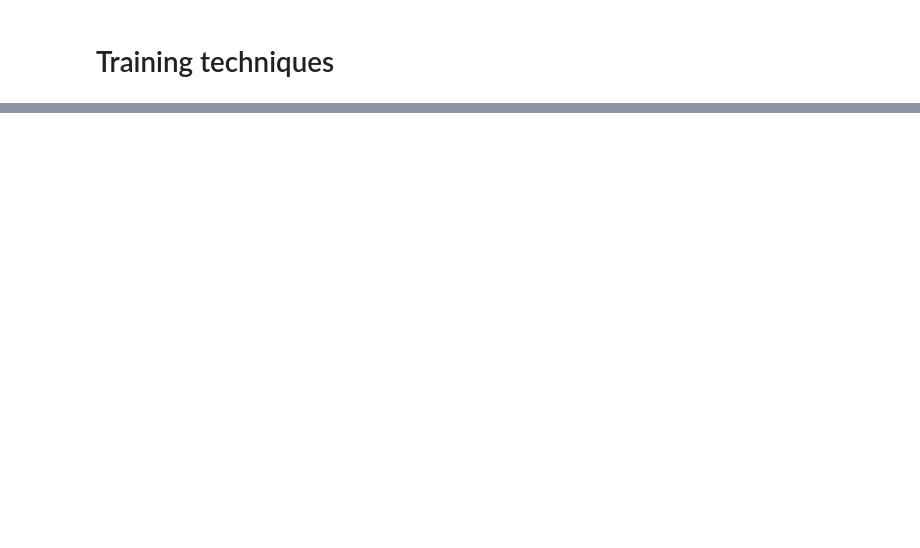
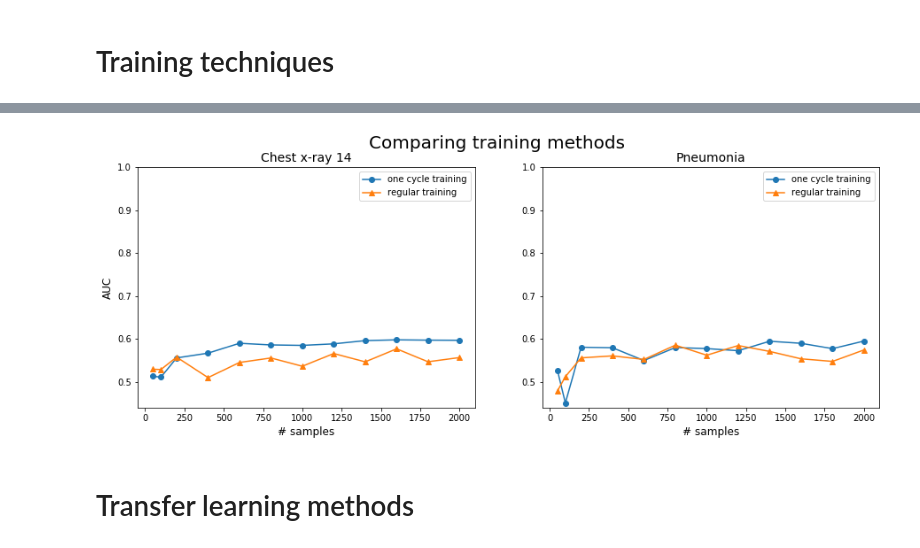
Before and after one commit to r0mer0m/DL-Medical-Images, a Jupyter notebook: plots/plots paper.ipynb, the cells around one changed output, grey strips where cells are left out. Cells and saved outputs as stored; diff of their text form; code cells hidden in the pictures; blank space fills up the shorter version.

```diff
--- a/plots/plots paper.ipynb
+++ b/plots/plots paper.ipynb
@@ -72,0 +73,37 @@ plt.show()
+# %%
+x = [50,100,200,400,600,800,1000,1200,1400,1600,1800, 2000]
+
+with open('../training_methods/results/chestxray14_one_cycle_training.json') as jfile:
+    chest14_one_cycle = json.load(jfile)
+with open('../training_methods/results/chestxray14_regular_training.json') as jfile:
+    chest14_regular = json.load(jfile)
+
+with open('../training_methods/results/pneumonia_one_cycle_training.json') as jfile:
+    pneumonia_one_cycle = json.load(jfile)
+with open('../training_methods/results/pneumonia_regular_training.json') as jfile:
+    pneumonia_regular = json.load(jfile)
+# %%
+fig = plt.figure(figsize=(15,5))
+fig.suptitle('Comparing training methods', fontsize=20)
+
+plt.subplot(1,2,1)
+plt.plot(x, chest14_one_cycle['aucs'], '-o', label='one cycle training')
+plt.plot(x, chest14_regular['aucs'], '-^', label='regular training')
+plt.legend()
+plt.ylim(.44,1)
+plt.title('Chest x-ray 14', fontsize=14)
+plt.ylabel('AUC', fontsize=12)
+plt.xlabel('# samples', fontsize=12)
+
+plt.subplot(1,2,2)
+plt.plot(x, pneumonia_one_cycle['aucs'], '-o', label='one cycle training')
+plt.plot(x, pneumonia_regular['aucs'], '-^', label='regular training')
+plt.legend()
+plt.ylim(.44,1)
+plt.title('Pneumonia', fontsize=14)
+plt.xlabel('# samples', fontsize=12)
+plt.show()
+# %% [output]
+[figure, added]
+# %% [markdown]
+# Transfer learning methods
```
Also changed, not shown: parts of 19 cells of this notebook, 4 other files.
